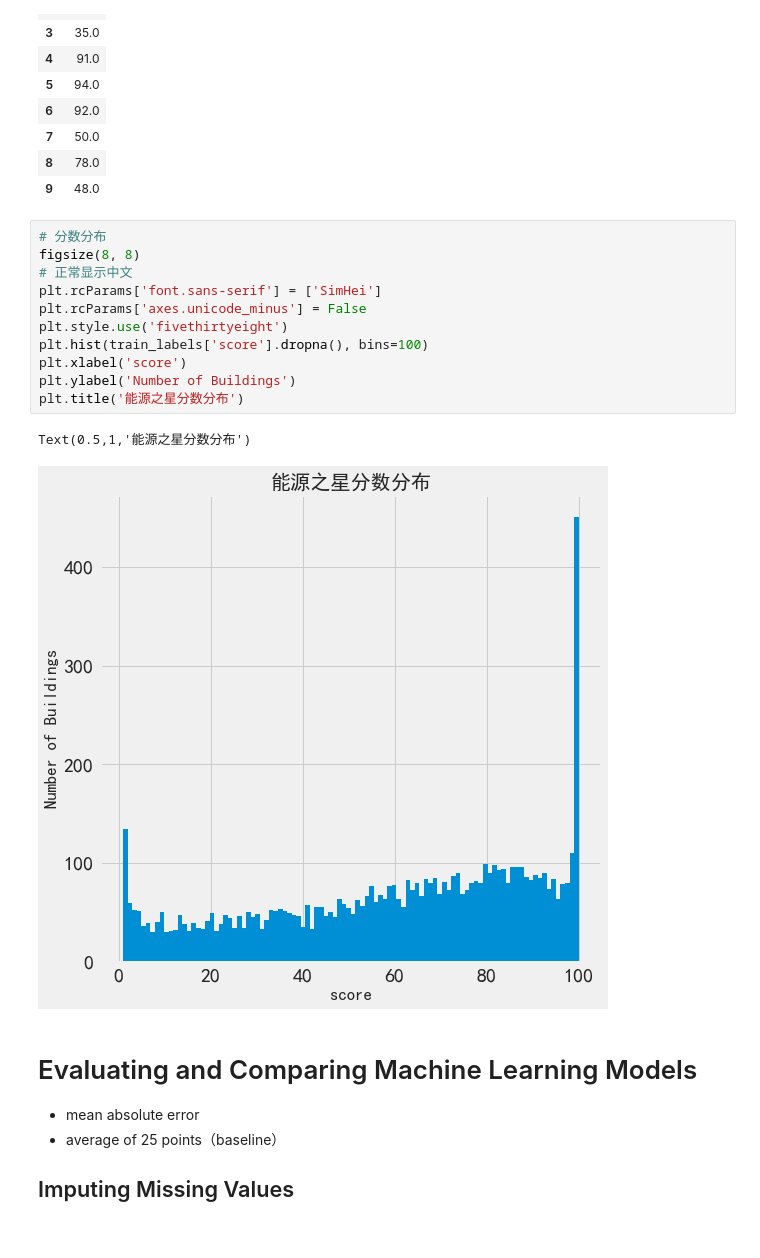
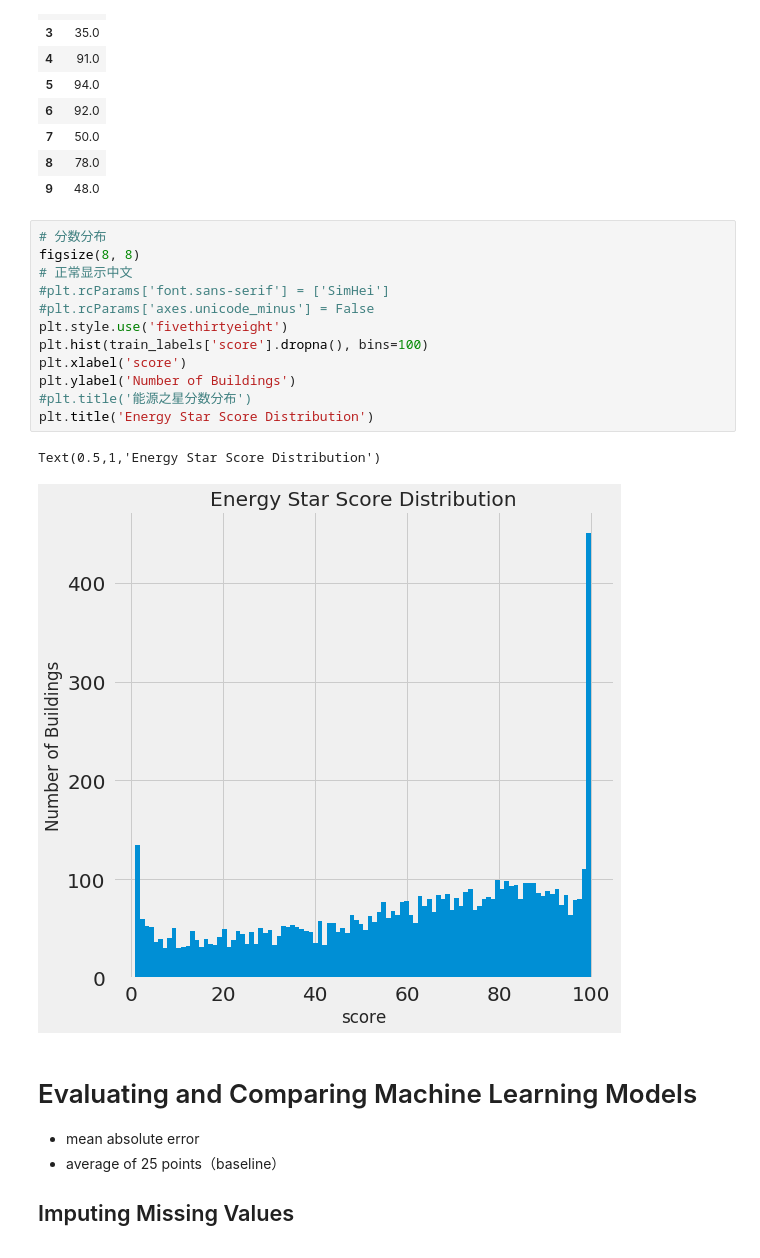
Before and after one commit to Bugdragon/energy_star_score, a Jupyter notebook: Machine Learning Project Part 2.ipynb, the cells around one changed output. Cells and saved outputs as stored; diff of their text form.

```diff
--- a/Machine Learning Project Part 2.ipynb
+++ b/Machine Learning Project Part 2.ipynb
@@ -82,17 +82,18 @@ train_labels.head(10)
 # %%
 # 分数分布
 figsize(8, 8)
 # 正常显示中文
-plt.rcParams['font.sans-serif'] = ['SimHei']
-plt.rcParams['axes.unicode_minus'] = False
+#plt.rcParams['font.sans-serif'] = ['SimHei']
+#plt.rcParams['axes.unicode_minus'] = False
 plt.style.use('fivethirtyeight')
 plt.hist(train_labels['score'].dropna(), bins=100)
 plt.xlabel('score')
 plt.ylabel('Number of Buildings')
-plt.title('能源之星分数分布')
+#plt.title('能源之星分数分布')
+plt.title('Energy Star Score Distribution')
 # %% [output]
-Text(0.5,1,'能源之星分数分布')
+Text(0.5,1,'Energy Star Score Distribution')
-[figure, old version]
+[figure, new version]
 # %% [markdown]
 # Evaluating and Comparing Machine Learning Models
 *  mean absolute error
```
Also changed, not shown: parts of 19 cells of this notebook, 3 other files.
